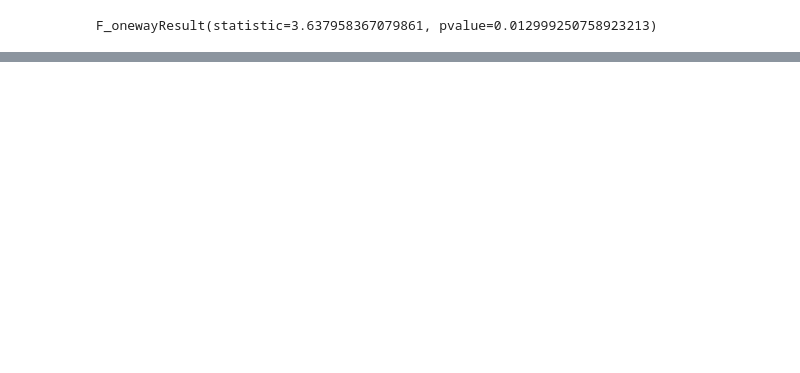
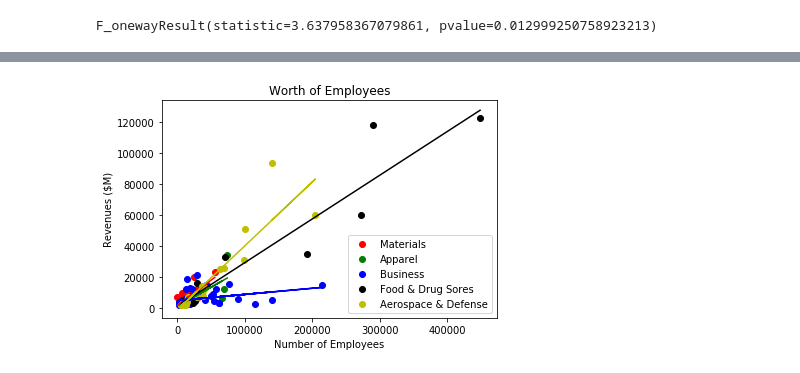
Before and after one commit to yujinie-choi/data_project_one, a Jupyter notebook: Charts_consolidated-Copy1.ipynb, the cells around one changed output, grey strips where cells are left out. Saved outputs shown, nothing was run; the diff lists cells and outputs as text; code cells hidden in the pictures; blank space fills up the shorter version.

```diff
--- a/Charts_consolidated-Copy1.ipynb
+++ b/Charts_consolidated-Copy1.ipynb
@@ -599,0 +795,38 @@ stats.ttest_ind(sector1, sector2, equal_var=False)
+# %%
+plt.scatter(materials['employees'], materials["revenue"], color = 'r', marker = 'o',label ='Materials')
+plt.scatter(apparel['employees'], apparel["revenue"], color = 'g', marker = 'o', label = 'Apparel')
+plt.scatter(business['employees'], business["revenue"], color = 'b', marker = 'o', label = 'Business')
+plt.scatter(food['employees'], food["revenue"], color = 'k', label = 'Food & Drug Sores')
+plt.scatter(aerospace['employees'], aerospace["revenue"], color = 'y', label = 'Aerospace & Defense')
+
+plt.legend()
+
+plt.xlabel("Number of Employees")
+plt.ylabel("Revenues ($M)")
+plt.title("Worth of Employees")
+
+(slope, intercept, _, _, _) = stats.linregress(materials["employees"], materials["revenue"])
+plt.plot(materials['employees'],intercept + slope*materials['employees'], 'r')
+materials_slope = slope
+
+(slope2, intercept2, _, _, _) = stats.linregress(apparel["employees"], apparel["revenue"])
+plt.plot(apparel['employees'],intercept2 + slope2*apparel['employees'], 'g')
+apparel_slope = slope2
+
+(slope3, intercept3, _, _, _) = stats.linregress(business["employees"], business["revenue"])
+plt.plot(business['employees'],intercept3 + slope3*business['employees'], 'b')
+business_slope = slope3
+
+(slope4, intercept4, _, _, _) = stats.linregress(food["employees"], food["revenue"])
+plt.plot(food['employees'],intercept4 + slope4*food['employees'], 'k')
+food_slope = slope4
+
+(slope5, intercept5, _, _, _) = stats.linregress(aerospace["employees"], aerospace["revenue"])
+plt.plot(aerospace['employees'],intercept5 + slope5*aerospace['employees'], 'y')
+aerospace_slope = slope5
+
+
+
+plt.savefig('Images/materialsapparelbusfoodaero.png')
+# %% [output]
+[figure, added]
```
Also changed, not shown: parts of 32 cells of this notebook, 2 other files.
